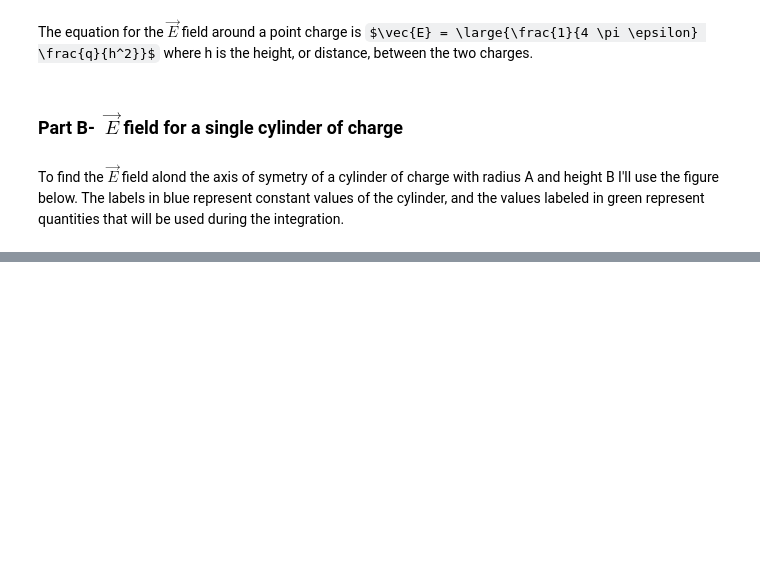
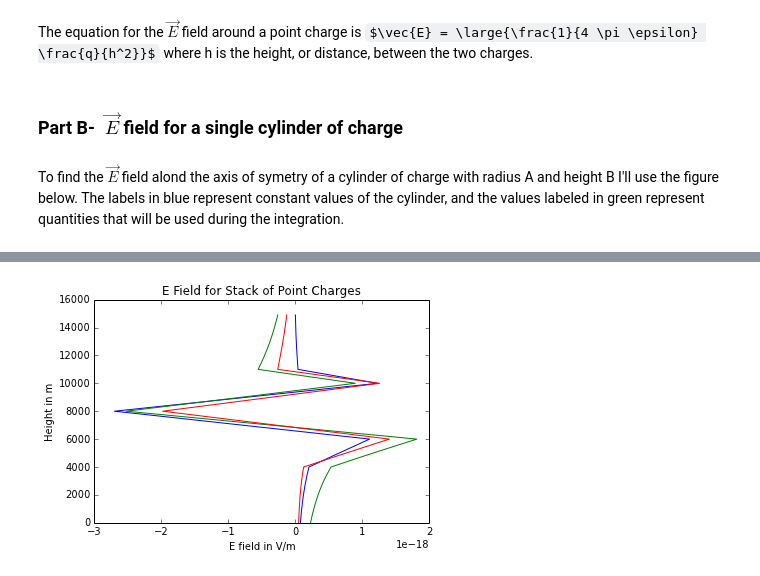
Before and after one commit to nhs36/HW2AtmoElec, a Jupyter notebook: AtmoElecHW2.ipynb, the cells around one changed output, grey strips where cells are left out. Saved outputs shown, nothing was run; the diff lists cells and outputs as text; code cells hidden in the pictures; some formulas as TeX source; blank space fills up the shorter version.

```diff
--- a/AtmoElecHW2.ipynb
+++ b/AtmoElecHW2.ipynb
@@ -69,0 +117,36 @@ NameError: name 'point_charge' is not defined
+# %%
+def cylinder_charge(h,t,r,q,z):
+    #Variables are height AGL, layer thickness, layer radius, layer charge, and z coords
+
+    # Calculate geometry
+    z_mid = np.abs(h-z)
+    z_top = z_mid + t/2.0
+    z_bot = np.abs(z_mid - t/2.0)
+    vol = np.pi * r**2 * t
+    # Find sigma, effective thickness and direction
+    sigma = q / vol
+    eff_thick =z_top-z_bot
+    sign = -(h-z)/np.abs(h-z)
+
+    E= sign*(sigma/2*epsilon) * (np.sqrt(z_bot**2 + r**2) - np.sqrt(z_top**2 + r**2) + eff_thick)
+    return E
+# %%
+def sum_cylinder(hgt,thick,rad,char,z):
+    total = np.zeros(len(z))
+    for h,t,r,q in zip (hgt,thick,rad,char):
+        total = total + cylinder_charge(h,t,r,q,z)
+    return total
+# %%
+def plot_cylinders(hgt,thick,rad,charge_list,z):
+    for case in charge_list:
+        temp = sum_cylinder(hgt,thick,rad,case,z)
+        plt.plot(temp,z)
+        plt.title('E Field for Stack of Point Charges')
+        plt.ylabel('Height in m')
+        plt.xlabel('E field in V/m')
+
+    return plt.show()
+# %%
+plot_cylinders(heights,thickness,radii,charge_set,z)
+# %% [output]
+[figure, added]
```
Also changed, not shown: parts of 20 cells of this notebook.
